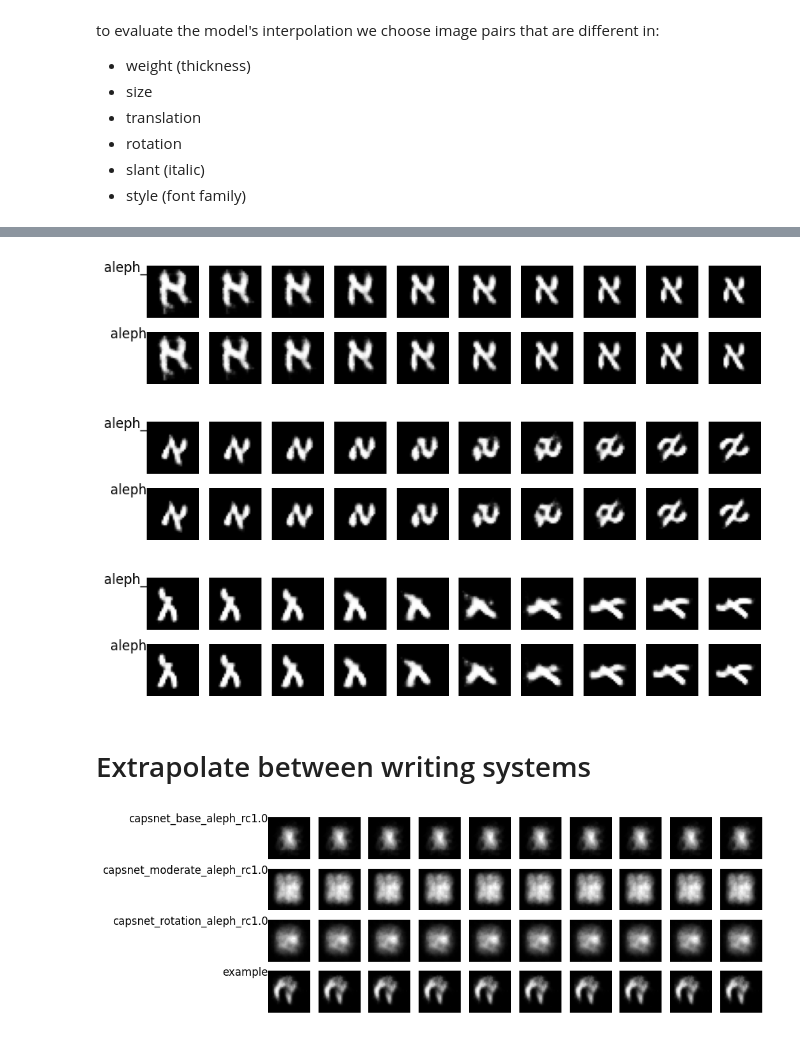
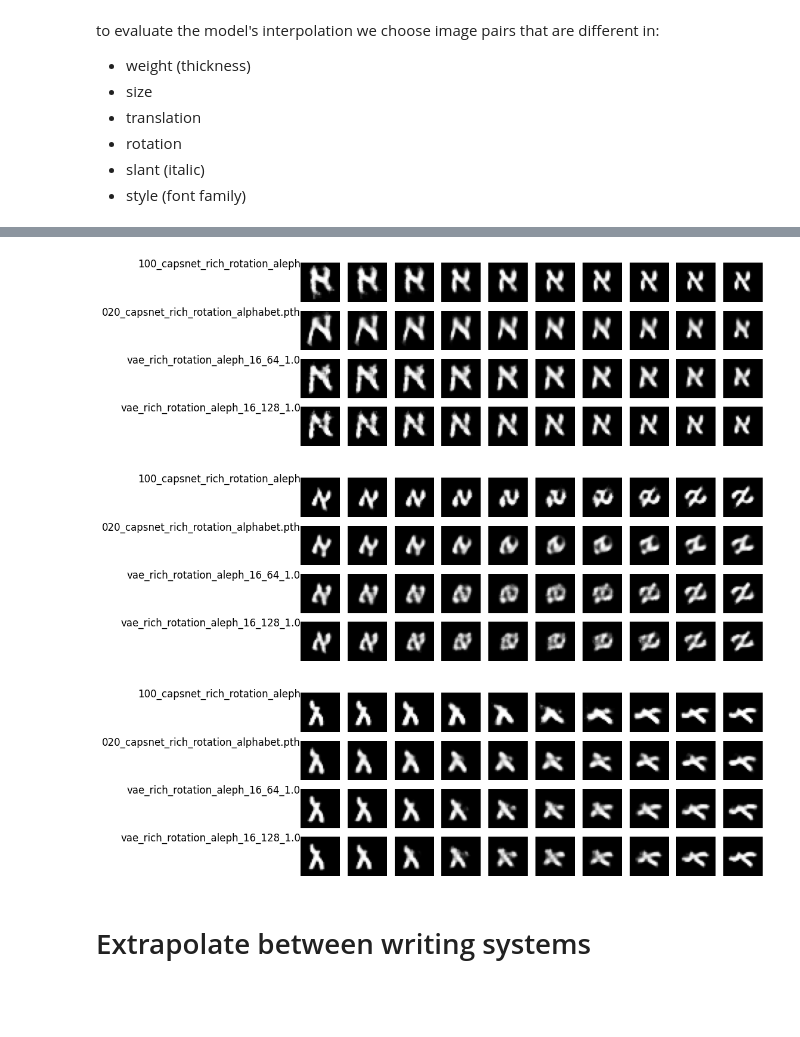
Before and after one commit to bensapirstein/DeepGraphemics, a Jupyter notebook: 7_capsnet_evaluation.ipynb, the cells around one changed output, grey strips where cells are left out. Drawn from its saved outputs; the diff is of its cells as text; code cells hidden in the pictures; blank space fills up the shorter version.

```diff
--- a/7_capsnet_evaluation.ipynb
+++ b/7_capsnet_evaluation.ipynb
@@ -119,7 +166,7 @@ for i in range(8):
 We can visualize what an individual dimension of a capsule represents by perturbing values of each dimension (sec. 5.1. of the paper, figure 4).
 Each row shows the reconstruction when one of the 16 dimensions in the DigitCaps representation is tweaked by intervals of 0.05 in the range [−0.25, 0.25].
 # %%
-digit, label = images[2], labels[2]
+digit, label = images[5], labels[5]
 perturbed_reconstructions = []
 perturbation_values = [0.05*i for i in range(-5, 6)]
 digit_caps = get_digit_caps(model, digit)
@@ -165,7 +212,7 @@ dataloader = DataLoader(dataset, batch_size=128, shuffle=True)
 from PIL import Image
 
 
-def get_latent_representation(model, dataloader, device):
+def get_latent_representation(model, dataloader, device, override_y=None):
     images = []
     reconstructions = []
     latent_representations = []
@@ -181,7 +228,10 @@ def get_latent_representation(model, dataloader, device):
 
             x = x.to(device)
             digit_caps, probs = model.capsnet(x)
-            recon = model.reconstruction_net(digit_caps, y)
+            if override_y is None:
+                recon = model.reconstruction_net(digit_caps, y)
+            else:
+                recon = model.reconstruction_net(digit_caps, torch.ones_like(y) * override_y)
             latent_representations.append(digit_caps)
             reconstructions.append(recon.data.view(-1, 1, 28, 28))
             labels.append(y)
@@ -198,7 +248,7 @@ def get_latent_representation(model, dataloader, device):
 
     return images, labels, latent_representations, pil_reconstructions
 
-images, y, z, reconstructions = get_latent_representation(model, dataloader, device)
+images, y, z, reconstructions = get_latent_representation(model, dataloader, device, override_y=letter_idx)
 # %% [markdown]
 If the latent dimension is bigger than 2, we can't visualize it.
 We use tSNE to reduce the dimension to 2.
@@ -330,6 +425,13 @@ geez_char = 'አ'
 ar_label = 2
 geez_label = 4
 heb_label = 5
+
+models = (vae_models, script_labeled_capsnets, letter_labeled_capsnets)
+# %%
+def load_image_as_tensor(image_path):
+    img = Image.open(image_path).convert('L')
+    ts = transforms.ToTensor()(img).unsqueeze(0)
+    return ts
 # %%
 # Weight
 thin_path = f"datasets/base_dataset/{letter}/Hebrew/{letter}_Hebrew_NotoSansHebrew-Thin_{heb_char}_22_0.0.png"
@@ -385,45 +480,42 @@ plot_interpolation({"aleph_":model, "aleph":model}, 10, right, left, ar_label)
 # %%
 # Translation
 small_path = f"datasets/moderate_dataset/{letter}/Hebrew/aleph_Hebrew_OS Aran_400FFC_א_25_2.715677593407859.png"
 big_path = f"datasets/moderate_dataset/{letter}/Hebrew/aleph_Hebrew_miriwin-webfont_א_25_-5.702912909956729.png"
 
-# load images and convert to tensors, then call plot_interpolation
-small_img = Image.open(small_path).convert('L')
-big_img = Image.open(big_path).convert('L')
-small = transforms.ToTensor()(small_img).unsqueeze(0)
-big = transforms.ToTensor()(big_img).unsqueeze(0)
-plot_interpolation({"aleph_":model, "aleph":model}, 10, small, big, heb_label)
+small = load_image_as_tensor(small_path)
+big = load_image_as_tensor(big_path)
+
+plot_interpolation(models, 10, small, big, heb_label, letter_idx)
 # %% [output]
-[figure, old version]
+[figure, new version]
 # %%
 # Rotation
 pose1_path = f"datasets/rich_rotation_dataset/{letter}/Hebrew/aleph_Hebrew_MiriamLibre-Regular_א_23_68.03898904676012.png"
 pose2_path = f"datasets/rich_rotation_dataset/{letter}/Hebrew/aleph_Hebrew_MiriamLibre-Regular_א_22_15.878657815471215.png"
 
-# load images and convert to tensors, then call plot_interpolation
-pose1_img = Image.open(pose1_path).convert('L')
-pose2_img = Image.open(pose2_path).convert('L')
-pose1 = transforms.ToTensor()(pose1_img).unsqueeze(0)
-pose2 = transforms.ToTensor()(pose2_img).unsqueeze(0)
-plot_interpolation({"aleph_":model, "aleph":model}, 10, pose1, pose2, heb_label)
+pose1 = load_image_as_tensor(pose1_path)
+pose2 = load_image_as_tensor(pose2_path)
+
+plot_interpolation(models, 10, pose1, pose2, heb_label, letter_idx)
 # %% [output]
-[figure, old version]
+[figure, new version]
 # %%
 # Rotation
 pose1_path = f"datasets/rich_rotation_dataset/{letter}/Ge'ez/aleph_Ge'ez_NotoSansEthiopic_Condensed-Medium_አ_24_-72.81441601585055.png"
 pose2_path = f"datasets/rich_rotation_dataset/{letter}/Ge'ez/aleph_Ge'ez_NotoSansEthiopic_Condensed-Medium_አ_24_2.3996537934216864.png"
 
-# load images and convert to tensors, then call plot_interpolation
-pose1_img = Image.open(pose1_path).convert('L')
-pose2_img = Image.open(pose2_path).convert('L')
-pose1 = transforms.ToTensor()(pose1_img).unsqueeze(0)
-pose2 = transforms.ToTensor()(pose2_img).unsqueeze(0)
-plot_interpolation({"aleph_":model, "aleph":model}, 10, pose1, pose2, geez_label)
+pose1 = load_image_as_tensor(pose1_path)
+pose2 = load_image_as_tensor(pose2_path)
+
+plot_interpolation(models, 10, pose1, pose2, geez_label, letter_idx)
 # %% [output]
-[figure, old version]
+[figure, new version]
 # %% [markdown]
 # Extrapolate between writing systems
 # %%
+vae_name = "vae_rich_rotation_aleph_16_64_1.0"
+models = ({vae_name: vae_models[vae_name]}, {}, letter_labeled_capsnets)
+
 # sort part of test set by writing system
 scripts = {script : [] for script in dataset.classes}
 for img_batch, label_batch in dataloader:
@@ -431,12 +523,3 @@ for img_batch, label_batch in dataloader:
         scripts[dataset.classes[label_batch[i]]].append(img_batch[i:i+1])
     if sum(len(d) for d in scripts) >= 1000:
         break;
-
-heb_img = scripts["Hebrew"][0]
-ar_img = scripts["Arabic"][0]
-
-# Example usage
-n_steps = 10
-plot_interpolation(models, n_steps, heb_img, ar_img)
-# %% [output]
-[figure, removed]
```
Also changed, not shown: parts of 22 cells of this notebook, 3 other files.
